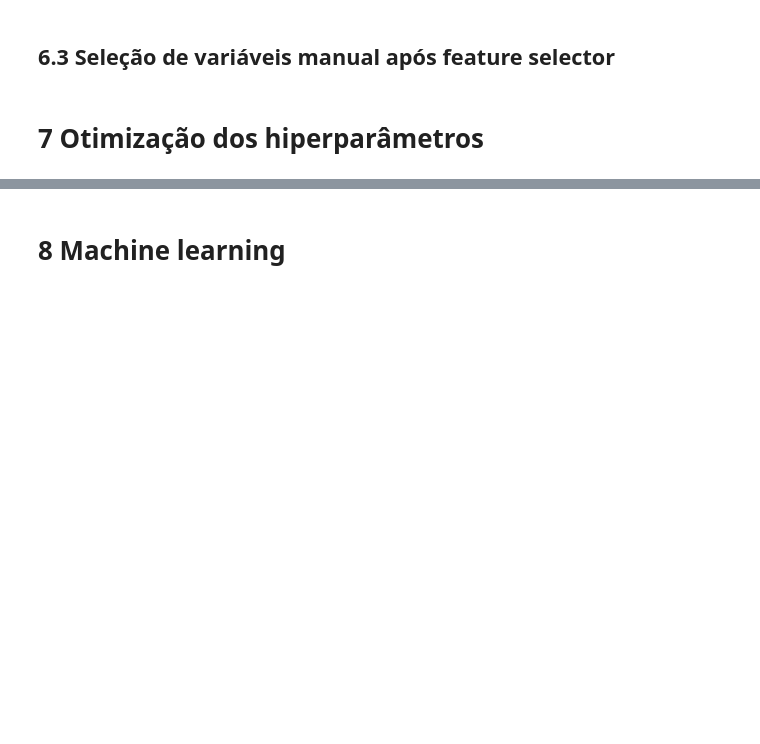
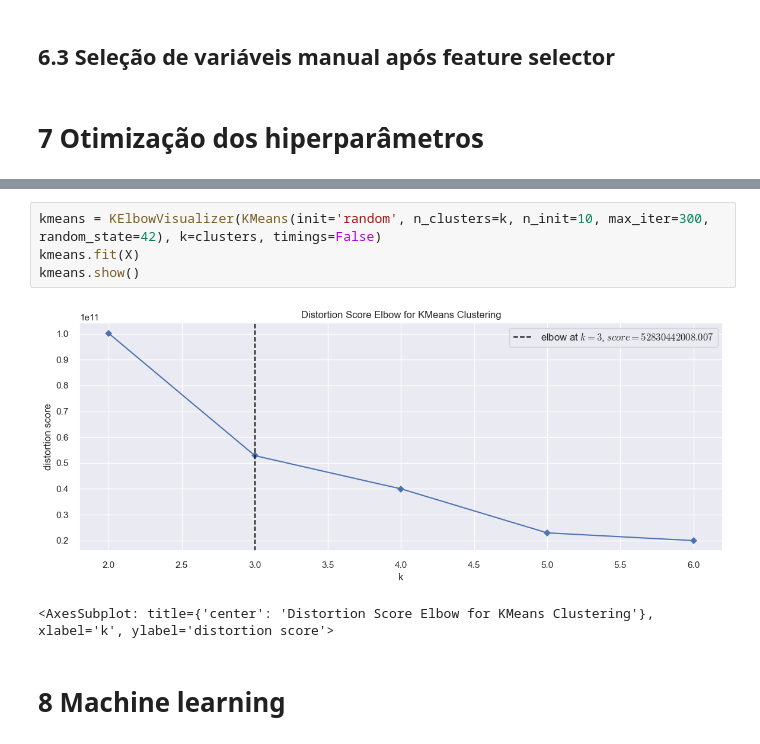
Before and after one commit to brasil95/insiders-cluster-analysis, a Jupyter notebook: notebooks/01_insiders_cluster_analysis.ipynb, the cells around one changed output, grey strips where cells are left out. Drawn from its saved outputs; the diff is of its cells as text; blank space fills up the shorter version.

```diff
--- a/notebooks/01_insiders_cluster_analysis.ipynb
+++ b/notebooks/01_insiders_cluster_analysis.ipynb
@@ -311,3 +318,10 @@ df7 = df6[]
+# %%
+kmeans = KElbowVisualizer(KMeans(init='random', n_clusters=k, n_init=10, max_iter=300, random_state=42), k=clusters, timings=False)
+kmeans.fit(X)
+kmeans.show()
+# %% [output]
+[figure, added]
+<AxesSubplot: title={'center': 'Distortion Score Elbow for KMeans Clustering'}, xlabel='k', ylabel='distortion score'>
 # %% [markdown]
 # 8 Machine learning
 # %% [markdown]
```
Also changed, not shown: parts of 13 cells of this notebook.
